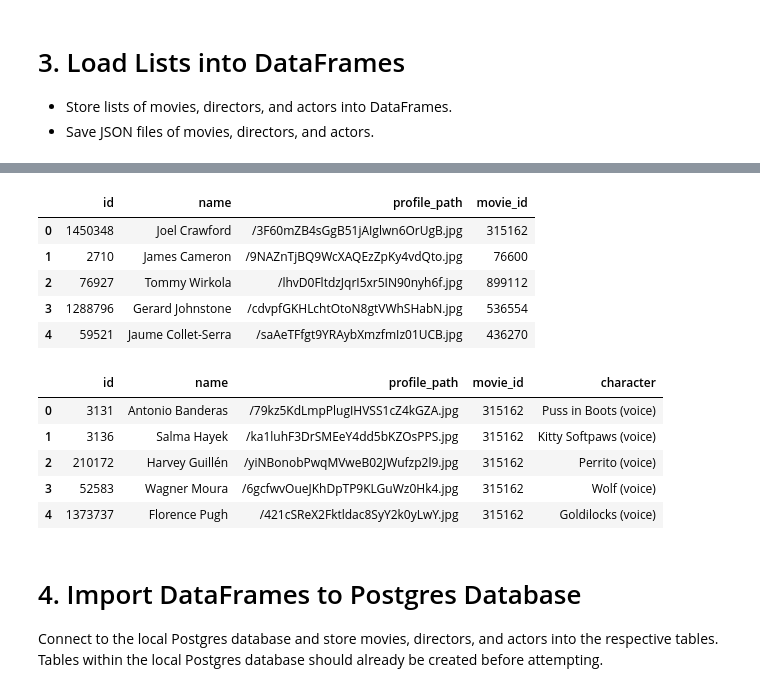
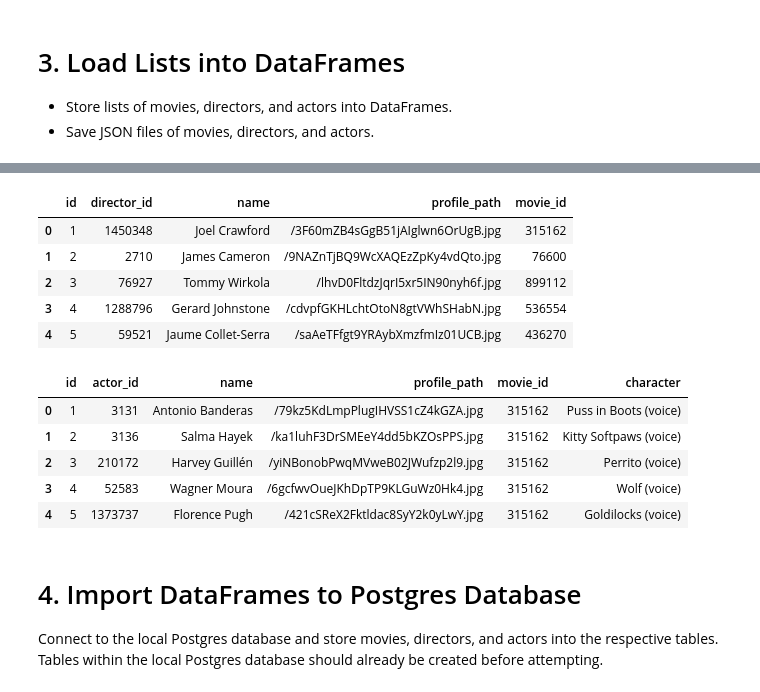
Before and after one commit to pbhan710/project03-group11, a Jupyter notebook: build_database.ipynb, the cells around one changed output, grey strips where cells are left out. Saved outputs shown, nothing was run; the diff lists cells and outputs as text; code cells hidden in the pictures.

```diff
--- a/build_database.ipynb
+++ b/build_database.ipynb
@@ -48,6 +48,10 @@ region = "US"
 movies_lst = []
 directors_lst = []
 actors_lst = []
+
+# Initialize variables of arbitrary Unique IDs to later utilize for actors and directors.
+actor_uid = 1
+director_uid = 1
 # %% [markdown]
 # 2. Request Data from API
 Make calls to TMDB's APIs to retrieve and store data into lists.
@@ -56,7 +60,7 @@ Make calls to TMDB's APIs to retrieve and store data into lists.
 print(f"Request: {str(release_start_date)} to {str(today)}")
 
 # Loop through the first 500 pages of the Discover TMDB API result. Maximum pages allowed is 500.
-for page in range(1, 500):
+for page in range(193, 501):
     # Append TMDB properties, including page number, to the base URL of TMDB's Discover API.
     discover_target_url = f"{discover_base_url}&release_date.gte={str(release_start_date)}&release_date.lte={str(today)}&region=US&with_release_type=2|3&vote_count.gte=1&sort_by=popularity.desc&page={page}"
 
@@ -107,25 +111,31 @@ for page in range(1, 500):
             })
 
             for actor in movie_data['credits']['cast']:
-                if (actor['known_for_department'] == "Acting" and actor['character'] is not None):
+                if (actor['known_for_department'] == "Acting" and actor['character'] != ""):
                     actors_lst.append({
-                        "id": actor['id'],
+                        "id": actor_uid,
+                        "actor_id": actor['id'],
                         "name": actor['name'],
                         "profile_path": actor['profile_path'],
                         "movie_id": id,
                         "character": actor['character']
                     })
 
+                    actor_uid += 1
+
             for member in movie_data['credits']['crew']:
                 if member['job'] != 'Director':
                     continue
                 elif member['job'] == 'Director':
                     directors_lst.append({
-                        "id": member['id'],
+                        "id": director_uid,
+                        "director_id": member['id'],
                         "name": member['name'],
                         "profile_path": member['profile_path'],
                         "movie_id": id
                     })
+
+                    director_uid += 1
                     break
 
             print(f"{id} ({movie_data['title']}) was successfully added!")
@@ -170,26 +181,27 @@ movies_df.head()
 movies_df.to_csv('Data/movies.csv')
 # %%
 directors_df = pd.DataFrame(directors_lst)
+directors_df = directors_df.drop_duplicates(subset=['id', 'movie_id'])
 directors_df.head()
 # %% [output]
-|  | id | name | profile_path | movie_id |
-| 0 | 1450348 | Joel Crawford | /3F60mZB4sGgB51jAIglwn6OrUgB.jpg | 315162 |
-| 1 | 2710 | James Cameron | /9NAZnTjBQ9WcXAQEzZpKy4vdQto.jpg | 76600 |
-| 2 | 76927 | Tommy Wirkola | /lhvD0FltdzJqrI5xr5IN90nyh6f.jpg | 899112 |
-| 3 | 1288796 | Gerard Johnstone | /cdvpfGKHLchtOtoN8gtVWhSHabN.jpg | 536554 |
-| 4 | 59521 | Jaume Collet-Serra | /saAeTFfgt9YRAybXmzfmIz01UCB.jpg | 436270 |
+|  | id | director_id | name | profile_path | movie_id |
+| 0 | 1 | 1450348 | Joel Crawford | /3F60mZB4sGgB51jAIglwn6OrUgB.jpg | 315162 |
+| 1 | 2 | 2710 | James Cameron | /9NAZnTjBQ9WcXAQEzZpKy4vdQto.jpg | 76600 |
+| 2 | 3 | 76927 | Tommy Wirkola | /lhvD0FltdzJqrI5xr5IN90nyh6f.jpg | 899112 |
+| 3 | 4 | 1288796 | Gerard Johnstone | /cdvpfGKHLchtOtoN8gtVWhSHabN.jpg | 536554 |
+| 4 | 5 | 59521 | Jaume Collet-Serra | /saAeTFfgt9YRAybXmzfmIz01UCB.jpg | 436270 |
 # %%
 directors_df.to_csv('Data/directors.csv')
 # %%
 actors_df = pd.DataFrame(actors_lst)
 actors_df.head()
 # %% [output]
-|  | id | name | profile_path | movie_id | character |
-| 0 | 3131 | Antonio Banderas | /79kz5KdLmpPlugIHVSS1cZ4kGZA.jpg | 315162 | Puss in Boots (voice) |
-| 1 | 3136 | Salma Hayek | /ka1luhF3DrSMEeY4dd5bKZOsPPS.jpg | 315162 | Kitty Softpaws (voice) |
-| 2 | 210172 | Harvey Guillén | /yiNBonobPwqMVweB02JWufzp2l9.jpg | 315162 | Perrito (voice) |
-| 3 | 52583 | Wagner Moura | /6gcfwvOueJKhDpTP9KLGuWz0Hk4.jpg | 315162 | Wolf (voice) |
-| 4 | 1373737 | Florence Pugh | /421cSReX2Fktldac8SyY2k0yLwY.jpg | 315162 | Goldilocks (voice) |
+|  | id | actor_id | name | profile_path | movie_id | character |
+| 0 | 1 | 3131 | Antonio Banderas | /79kz5KdLmpPlugIHVSS1cZ4kGZA.jpg | 315162 | Puss in Boots (voice) |
+| 1 | 2 | 3136 | Salma Hayek | /ka1luhF3DrSMEeY4dd5bKZOsPPS.jpg | 315162 | Kitty Softpaws (voice) |
+| 2 | 3 | 210172 | Harvey Guillén | /yiNBonobPwqMVweB02JWufzp2l9.jpg | 315162 | Perrito (voice) |
+| 3 | 4 | 52583 | Wagner Moura | /6gcfwvOueJKhDpTP9KLGuWz0Hk4.jpg | 315162 | Wolf (voice) |
+| 4 | 5 | 1373737 | Florence Pugh | /421cSReX2Fktldac8SyY2k0yLwY.jpg | 315162 | Goldilocks (voice) |
 # %%
 actors_df.to_csv('Data/actors.csv')
 # %% [markdown]
```
Also changed, not shown: parts of 5 cells of this notebook, 16 other files.
